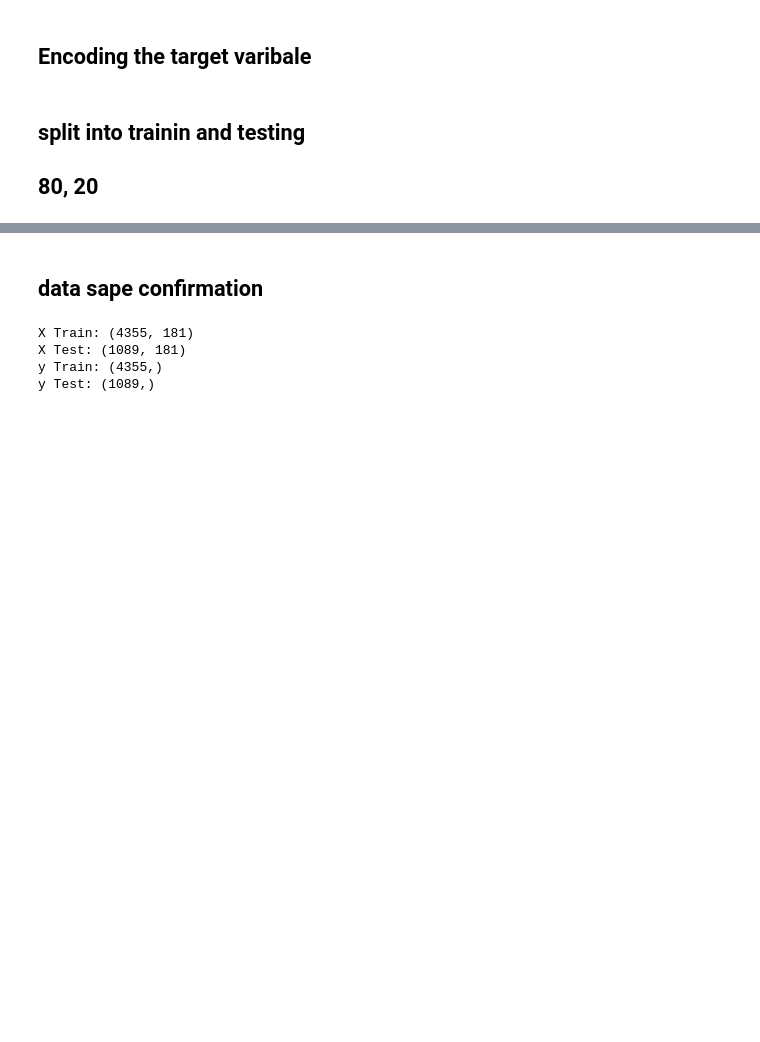
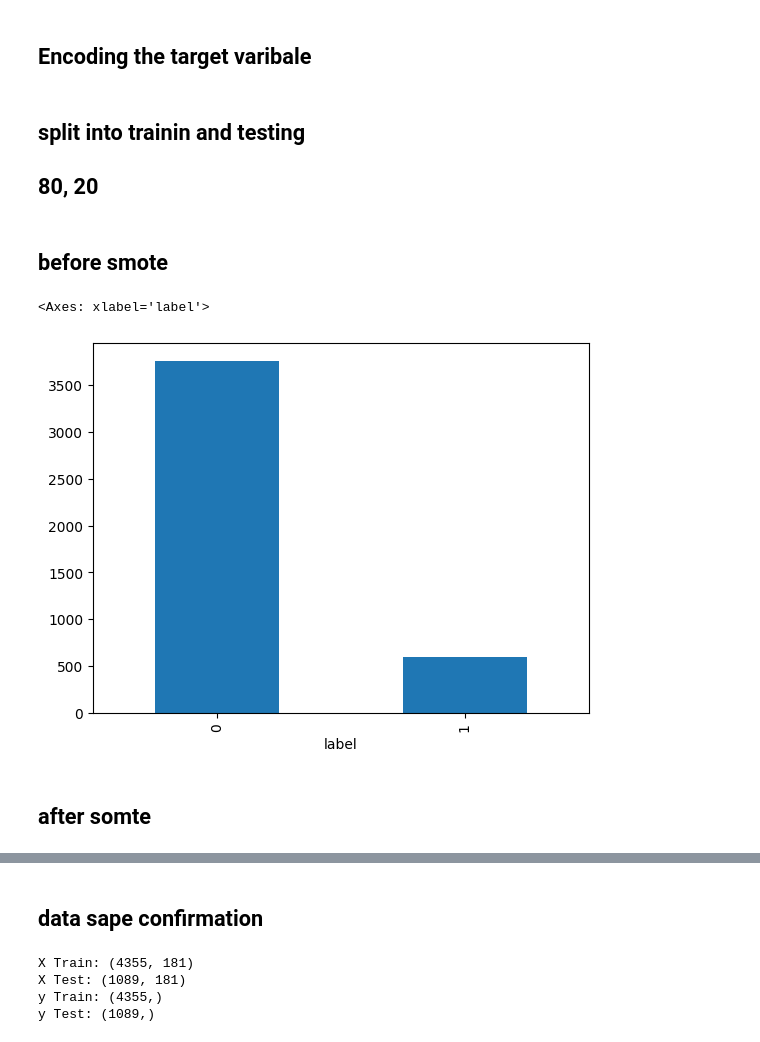
Before and after one commit to TariqAlhathloul/Text_Classification, a Jupyter notebook: Task2_Text_Classification.ipynb, the cells around one changed output, grey strips where cells are left out. Drawn from its saved outputs; the diff is of its cells as text; code cells hidden in the pictures; blank space fills up the shorter version.

```diff
--- a/Task2_Text_Classification.ipynb
+++ b/Task2_Text_Classification.ipynb
@@ -381,3 +369,12 @@ X = padded_sequences
 y = df['label']
 
 X_train, X_test, y_train, y_test = train_test_split(X, y, test_size=0.2, random_state=42)
+# %% [markdown]
+## before smote
+# %%
+y_train.value_counts().plot(kind='bar')
+# %% [output]
+<Axes: xlabel='label'>
+[figure, added]
+# %% [markdown]
+## after somte
```
Also changed, not shown: parts of 26 cells of this notebook.
